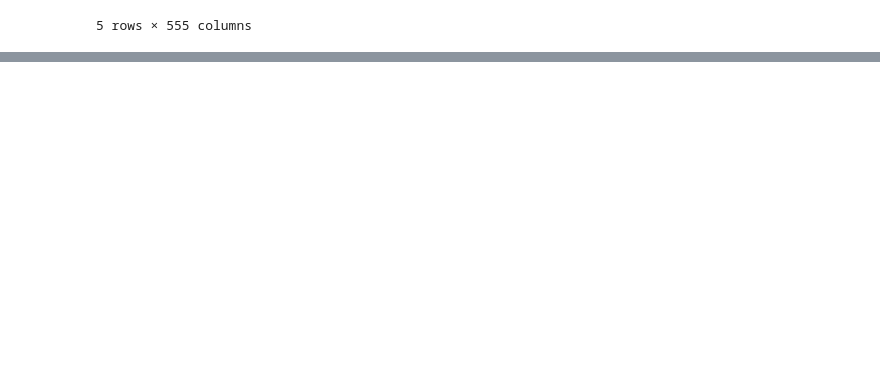
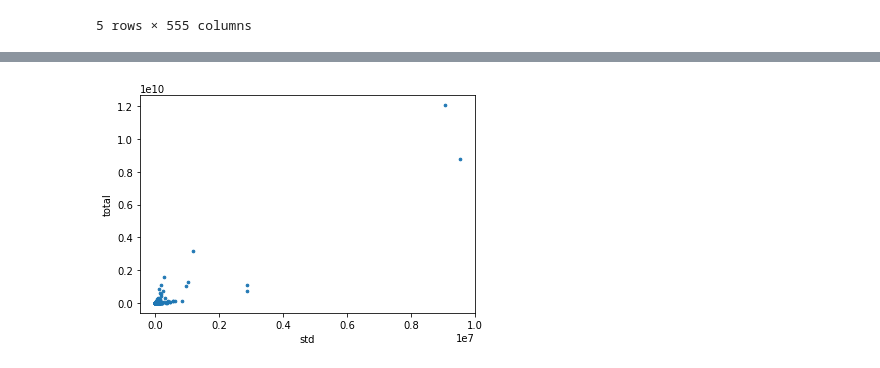
Before and after one commit to marcosscarpim/INF_0619_Final, a Jupyter notebook: Cluster.ipynb, the cells around one changed output, grey strips where cells are left out. Cells and saved outputs as stored; diff of their text form; code cells hidden in the pictures; blank space fills up the shorter version.

```diff
--- a/Cluster.ipynb
+++ b/Cluster.ipynb
@@ -47,14 +33,0 @@ No handles with labels found to put in legend.
-# %%
-# parse Page column
-split_page = data['Page'].str.rsplit("_", n = 3, expand = True)
-data.insert(loc=0, column='name', value=split_page[0])
-data.insert(loc=1, column='project', value=split_page[1])
-data.insert(loc=2, column='access', value=split_page[2])
-data.insert(loc=3, column='agent', value=split_page[3])
-data.insert(loc=4, column='total', value=data.loc[:,'2015-07-01':].sum(axis=1))
-data = data.drop(['Page'], axis=1)
-
-split_language = data['project'].str.split(".", n = 1, expand = True)
-data.insert(loc=1, column='language', value=split_language[0])
-data = data.drop(['project'], axis=1)
-data = data.loc[:,:'total']
@@ -161,0 +34,13 @@ TypeError: 'Series' object is not callable
+# %%
+data.insert(loc=4, column='total', value=pd.Series(data.loc[:,'2015-07-01':].sum(axis=1)))
+data.insert(loc=5, column='mean', value=pd.Series(data.loc[:,'2015-07-01':].median(axis=1)))
+data.insert(loc=6, column='std', value=pd.Series(data.loc[:,'2015-07-01':].std(axis=1)))
+data = data.drop(['project'], axis=1)
+
+#drop all day data
+data = data.loc[:,:'std']
+
+#drop total <= 1000
+data = data[data.total >= 1000.0]
+#print(data)
+data.head()
@@ -161,0 +54,11 @@ TypeError: 'Series' object is not callable
+# %%
+#plot data
+ax = data.plot.scatter(x='std',
+                      y='total',
+                      s=7)
+
+#gerando os dados somados para todos os dias e ordenado
+data_fil=data.sort_values(by=['total'], ascending=False)
+data_fil.to_csv('data_fil_sorted.csv')
+# %% [output]
+[figure, added]
```
Also changed, not shown: parts of 7 cells of this notebook.
